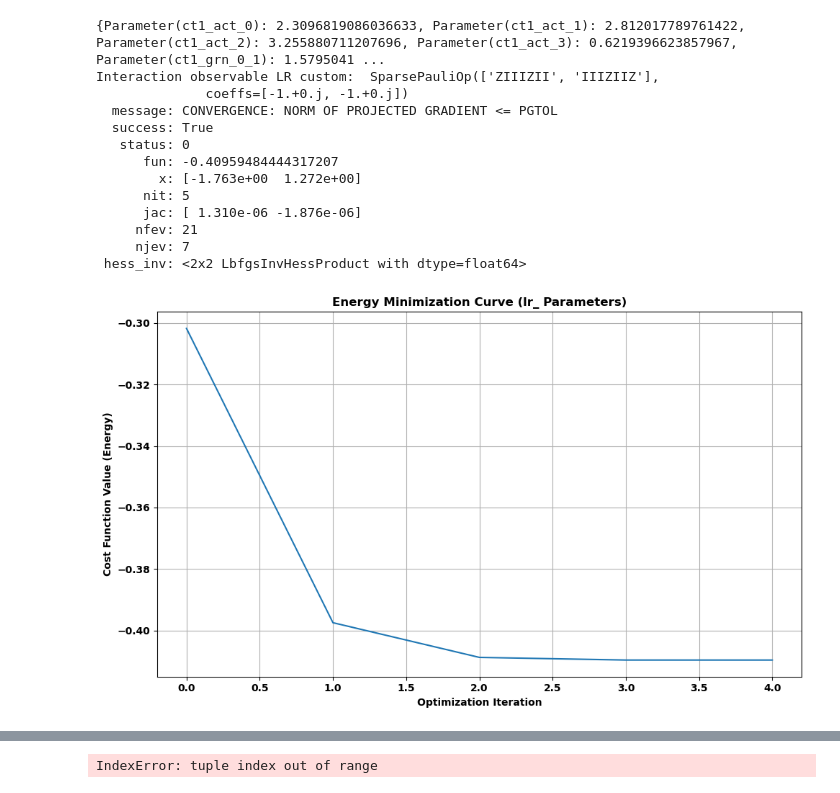
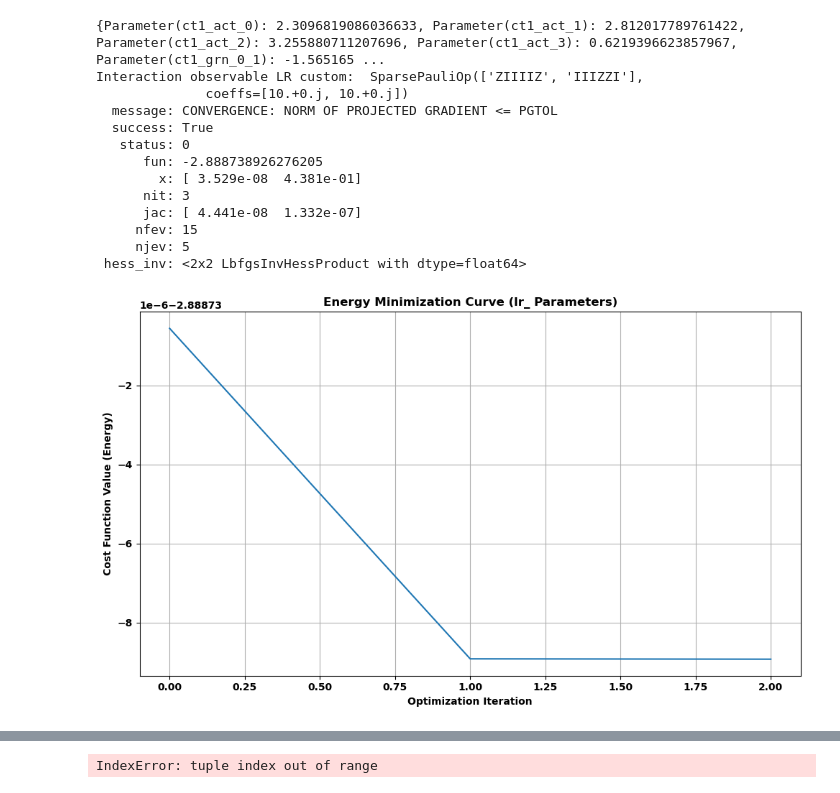
Before and after one commit to cailab-tamu/QuantumXCT, a Jupyter notebook: python/cc_grn_opt2.ipynb, the cells around one changed output, grey strips where cells are left out. Drawn from its saved outputs; the diff is of its cells as text; code cells hidden in the pictures.

```diff
--- a/python/cc_grn_opt2.ipynb
+++ b/python/cc_grn_opt2.ipynb
@@ -277,7 +286,7 @@ from scipy.optimize import minimize
 
 num_features = Xct1_binary_mo.shape[1]  # Get the number of features dynamically
 
-interaction_observable_ct1_mo = create_interaction_observable_from_histogram(joint_counts_ct1_mo, num_features, min_ones = min_ones_ct1, standardize=False)
+interaction_observable_ct1_mo = create_interaction_observable_from_histogram(joint_counts_ct1_mo, num_features, min_ones = min_ones_ct1)
 print("Interaction observable CT1 from histogram:", interaction_observable_ct1_mo)
 
 static_params, variable_params = create_parameter_dictionaries(ansatz_grn_ct1_mo, ct1_percentages_mo)
@@ -367,10 +377,10 @@ The counts are: {'0110': 219, '1111': 246, '0001': 458, '0111': 17, '0000': 58,
 from qiskit.primitives import StatevectorEstimator
 from scipy.optimize import minimize
 
-min_ones_ct2 = 2 # 1 is fine...
+min_ones_ct2 = 1 # 1 is fine... 2 produces cleaner cuts
 num_features2 = Xct2_binary_co.shape[1]  # Get the number of features dynamically
 
-interaction_observable_ct2_co = create_interaction_observable_from_histogram(joint_counts_ct2_co, num_features2, min_ones = min_ones_ct2, standardize=False)
+interaction_observable_ct2_co = create_interaction_observable_from_histogram(joint_counts_ct2_co, num_features2, min_ones = min_ones_ct2)
 print("Interaction observable CT2 from histogram:", interaction_observable_ct2_co)
 
 static_params2, variable_params2 = create_parameter_dictionaries(ansatz_grn_ct2_co, ct2_percentages_co)
@@ -441,7 +448,7 @@ from scipy.optimize import minimize
 
 num_features2 = Xct2_binary_mo.shape[1]  # Get the number of features dynamically
 
-interaction_observable_ct2_mo = create_interaction_observable_from_histogram(joint_counts_ct2_mo, num_features2, min_ones = min_ones_ct2, standardize=False)
+interaction_observable_ct2_mo = create_interaction_observable_from_histogram(joint_counts_ct2_mo, num_features2, min_ones = min_ones_ct2)
 print("Interaction observable CT2 from histogram:", interaction_observable_ct2_mo)
 
 static_params2, variable_params2 = create_parameter_dictionaries(ansatz_grn_ct2_mo, ct2_percentages_mo)
@@ -528,11 +532,11 @@ The counts are: {'001': 264, '010': 189, '000': 116, '101': 92, '110': 251, '100
 #     (3, 6): -1
 # }
 interactions_lr = {
-    (ng_ct1, 0): -1,
-    (ng_ct1-1, ng_ct1 + ng_ct2 -1): -1
+    (ng_ct1 + ng_ct2 - 1, 0): 10,
+    (ng_ct1-1, ng_ct1): 10
 }
 
+cc_grn_circuit_co = create_circuit_lr2(ansatz_grn_ct1_co, ansatz_grn_ct2_co, interactions = interactions_lr)
 cc_grn_circuit_mo = create_circuit_lr2(ansatz_grn_ct1_mo, ansatz_grn_ct2_mo, interactions = interactions_lr)
-cc_grn_circuit_co = create_circuit_lr2(ansatz_grn_ct1_co, ansatz_grn_ct2_co, interactions = interactions_lr)
 cc_grn_circuit_mo.draw(output="mpl", style="clifford", fold=40)  # Show the circuit plot
 # %% [output]
@@ -567,52 +645,47 @@ all_params_lr_mo.update(dict(zip(variable_params_lr.values(), x0_lr)))
 
 print(all_params_lr_mo)
 
-interactions = {
-    (ng_ct1, 0): -1,
-    (ng_ct1-1, ng_ct1 + ng_ct2 -1): -1
-}
-
-interaction_observable_lr_mo = create_interaction_observable_general(interactions, ng_ct1 + ng_ct2)
+interaction_observable_lr_mo = create_interaction_observable_general(interactions_lr, ng_ct1 + ng_ct2)
 print("Interaction observable LR custom: ", interaction_observable_lr_mo)
 
 cost_values = []
 result_lr_bfgs = minimize(
     cost_func_wrapper,
     x0_lr,
     args=(all_params_lr_mo, cc_grn_circuit_mo, interaction_observable_lr_mo, estimator, variable_params_lr),  # Correct args
     method="L-BFGS-B",
     callback=lambda xk: cost_values.append(cost_func_wrapper(xk, all_params_lr_mo, cc_grn_circuit_mo, interaction_observable_lr_mo, estimator, variable_params_lr))  # Correct callback
 )
 
 print(result_lr_bfgs)
 
 # --- 6. Results and DataFrame ---
 optimized_lr_values = result_lr_bfgs.x
 
 # Update the lr_ parameters in the combined dictionary (optional)
 all_params_lr_mo.update(dict(zip(variable_params_lr, optimized_lr_values)))
 
 # --- 7. Plotting ---
 plt.figure(figsize=(10, 6))
 plt.plot(cost_values)
 plt.xlabel("Optimization Iteration")
 plt.ylabel("Cost Function Value (Energy)")
 plt.title("Energy Minimization Curve (lr_ Parameters)")
 plt.grid(True)
 plt.tight_layout()
 plt.show()
 # %% [output]
-{Parameter(ct1_act_0): 2.3096819086036633, Parameter(ct1_act_1): 2.812017789761422, Parameter(ct1_act_2): 3.255880711207696, Parameter(ct1_act_3): 0.6219396623857967, Parameter(ct1_grn_0_1): 1.5795041 ...
-Interaction observable LR custom:  SparsePauliOp(['ZIIIZII', 'IIIZIIZ'],
-              coeffs=[-1.+0.j, -1.+0.j])
+{Parameter(ct1_act_0): 2.3096819086036633, Parameter(ct1_act_1): 2.812017789761422, Parameter(ct1_act_2): 3.255880711207696, Parameter(ct1_act_3): 0.6219396623857967, Parameter(ct1_grn_0_1): -1.565165 ...
+Interaction observable LR custom:  SparsePauliOp(['ZIIIIZ', 'IIIZZI'],
+              coeffs=[10.+0.j, 10.+0.j])
   message: CONVERGENCE: NORM OF PROJECTED GRADIENT <= PGTOL
   success: True
    status: 0
-      fun: -0.40959484444317207
-        x: [-1.763e+00  1.272e+00]
-      nit: 5
-      jac: [ 1.310e-06 -1.876e-06]
-     nfev: 21
-     njev: 7
+      fun: -2.888738926276205
+        x: [ 3.529e-08  4.381e-01]
+      nit: 3
+      jac: [ 4.441e-08  1.332e-07]
+     nfev: 15
+     njev: 5
  hess_inv: <2x2 LbfgsInvHessProduct with dtype=float64>
-[figure, old version]
+[figure, new version]
```
Also changed, not shown: parts of 27 cells of this notebook, 2 other files.
